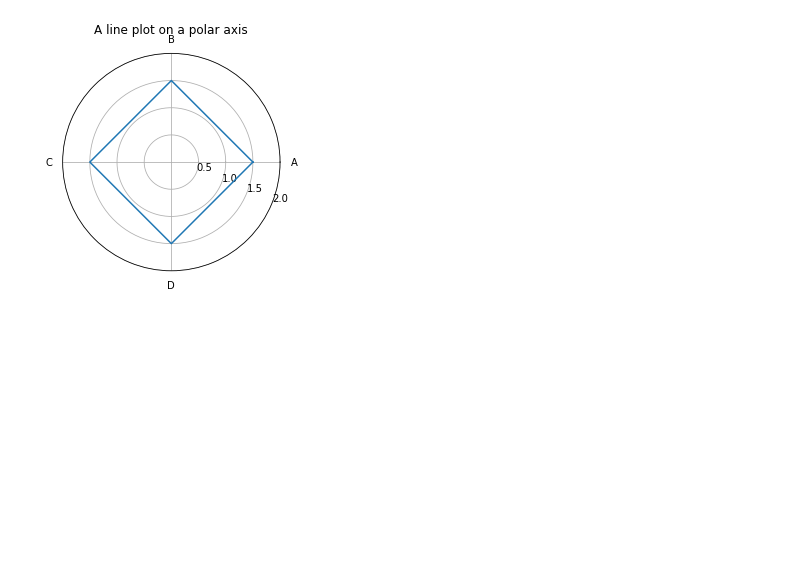
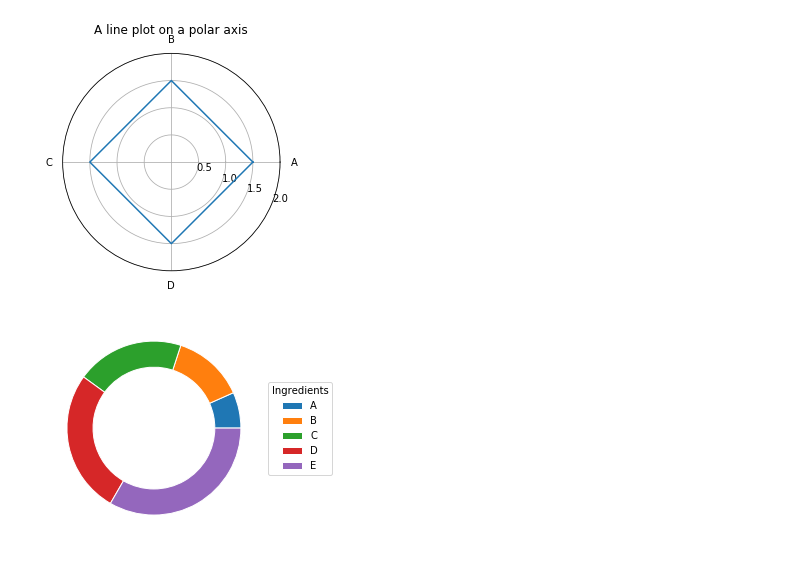
Before and after one commit to chandlersong/pythonstudy, a Jupyter notebook: matplotlibStudy/polarDemos.ipynb, the cells around one changed output. Saved outputs shown, nothing was run; the diff lists cells and outputs as text; code cells hidden in the pictures; blank space fills up the shorter version.

```diff
--- a/matplotlibStudy/polarDemos.ipynb
+++ b/matplotlibStudy/polarDemos.ipynb
@@ -57,3 +57,15 @@ plt.show()
 # %% [output]
 [0.0, 90.0, 180.0, 270.0]
 [figure]
+# %%
+fig, ax = plt.subplots()
+size = 0.3
+wedges, texts= ax.pie([1,2,3,4,5], radius=1, wedgeprops=dict(width=size, edgecolor='w'))
+
+ax.legend(wedges, ["A","B","C","D","E"],
+          title="Ingredients",
+          loc="center left",
+          bbox_to_anchor=(1, 0, 0.5, 1))
+plt.show()
+# %% [output]
+[figure, added]
```
Also changed, not shown: parts of 4 cells of this notebook.
